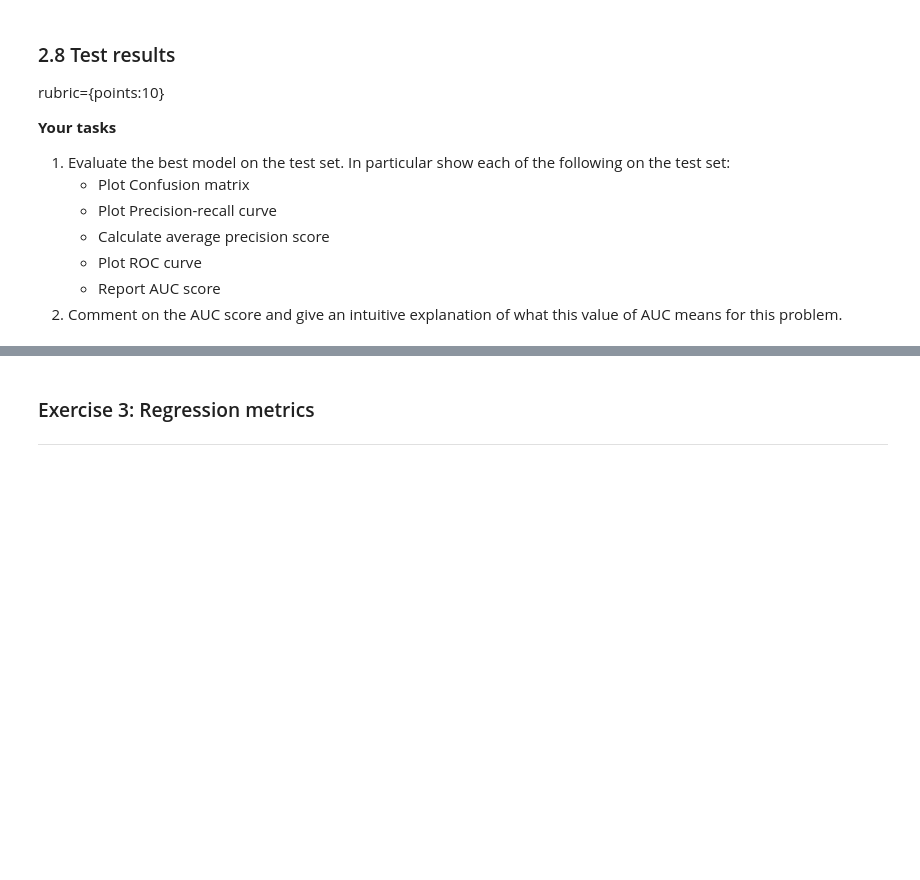
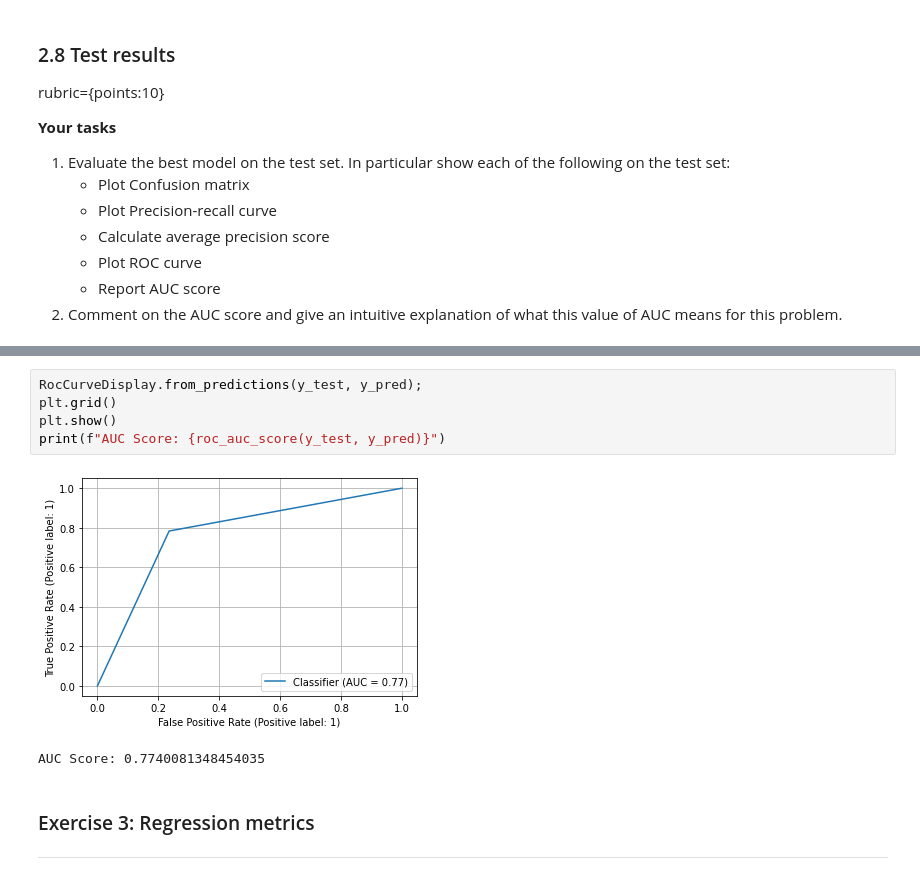
Before and after one commit to Blaise143/CPSC-330-ASSIGNMENTS, a Jupyter notebook: hw5/hw5.ipynb, the cells around one changed output, grey strips where cells are left out. Cells and saved outputs as stored; diff of their text form; blank space fills up the shorter version.

```diff
--- a/hw5/hw5.ipynb
+++ b/hw5/hw5.ipynb
@@ -404,3 +435,11 @@ rubric={points:10}
+# %%
+RocCurveDisplay.from_predictions(y_test, y_pred);
+plt.grid()
+plt.show()
+print(f"AUC Score: {roc_auc_score(y_test, y_pred)}")
+# %% [output]
+[figure, added]
+AUC Score: 0.7740081348454035
 # %% [markdown]
 ### Exercise 3: Regression metrics <a name="3"></a>
 <hr>
```
Also changed, not shown: parts of 14 cells of this notebook.
